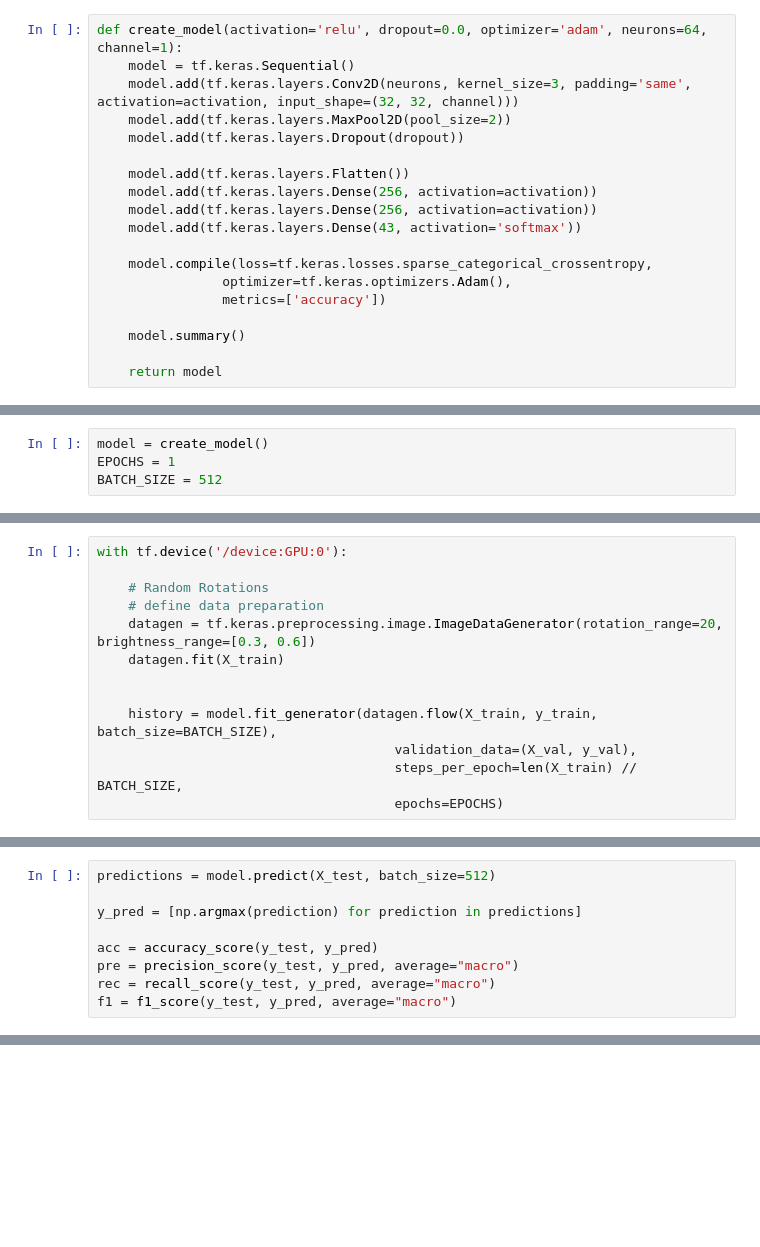
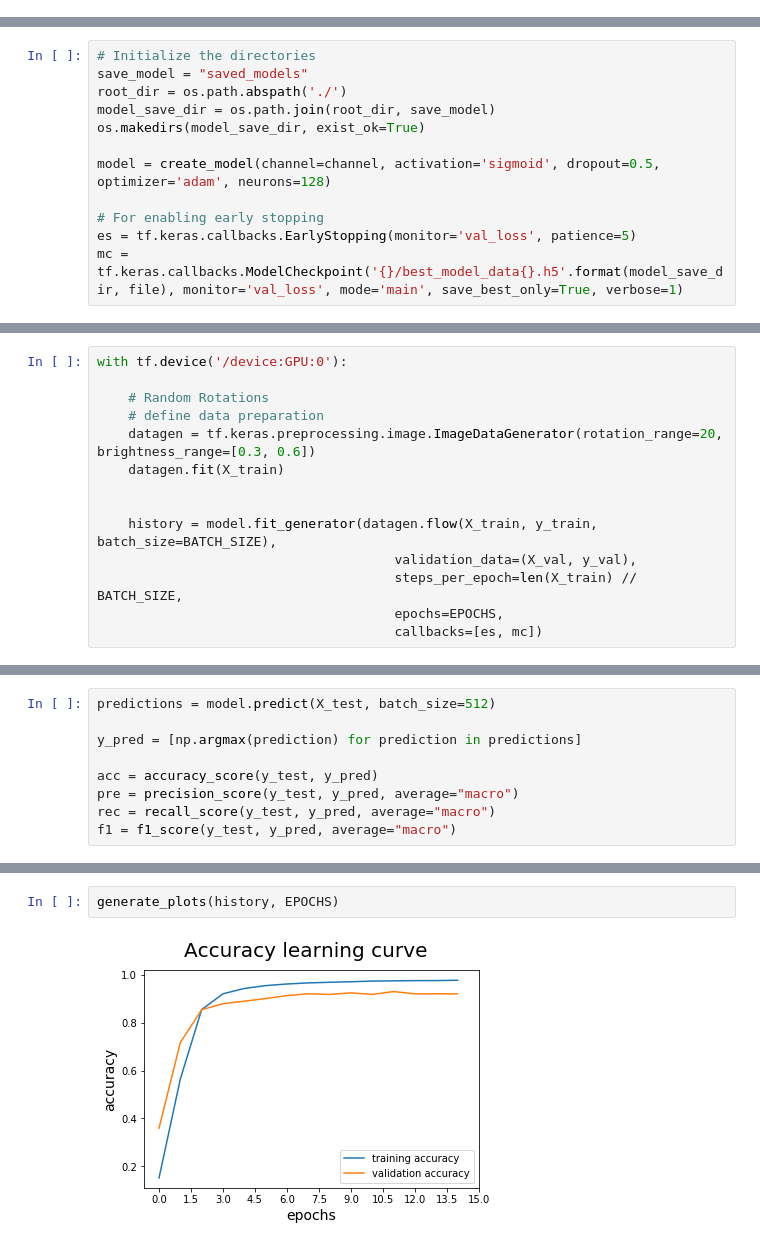
Before and after one commit to raveenaaa/TrafficSignCNN, a Jupyter notebook: step 7/rotation.ipynb, the cells around one changed output, grey strips where cells are left out. Saved outputs shown, nothing was run; the diff lists cells and outputs as text; blank space fills up the shorter version.

Commit message:
data0 for step 7

```diff
--- a/step 7/rotation.ipynb
+++ b/step 7/rotation.ipynb
@@ -44,19 +135,0 @@ x_test: (12630, 32, 32, 1)
-# %%
-def create_model(activation='relu', dropout=0.0, optimizer='adam', neurons=64, channel=1):
-    model = tf.keras.Sequential()
-    model.add(tf.keras.layers.Conv2D(neurons, kernel_size=3, padding='same', activation=activation, input_shape=(32, 32, channel)))
-    model.add(tf.keras.layers.MaxPool2D(pool_size=2))
-    model.add(tf.keras.layers.Dropout(dropout))
-
-    model.add(tf.keras.layers.Flatten())
-    model.add(tf.keras.layers.Dense(256, activation=activation))
-    model.add(tf.keras.layers.Dense(256, activation=activation))
-    model.add(tf.keras.layers.Dense(43, activation='softmax'))
-
-    model.compile(loss=tf.keras.losses.sparse_categorical_crossentropy,
-                optimizer=tf.keras.optimizers.Adam(),
-                metrics=['accuracy'])
-
-    model.summary()
-
-    return model
@@ -96,4 +135,0 @@ def create_model2(image_shape=(32, 32, 3)):
-# %%
-model = create_model()
-EPOCHS = 1
-BATCH_SIZE = 512
@@ -117,0 +136,12 @@ _________________________________________________________________
+# %%
+# Initialize the directories
+save_model = "saved_models"
+root_dir = os.path.abspath('./')
+model_save_dir = os.path.join(root_dir, save_model)
+os.makedirs(model_save_dir, exist_ok=True)
+
+model = create_model(channel=channel, activation='sigmoid', dropout=0.5, optimizer='adam', neurons=128)
+
+# For enabling early stopping
+es = tf.keras.callbacks.EarlyStopping(monitor='val_loss', patience=5)
+mc = tf.keras.callbacks.ModelCheckpoint('{}/best_model_data{}.h5'.format(model_save_dir, file), monitor='val_loss', mode='main', save_best_only=True, verbose=1)
@@ -127,5 +175,6 @@ with tf.device('/device:GPU:0'):
     history = model.fit_generator(datagen.flow(X_train, y_train, batch_size=BATCH_SIZE),
                                       validation_data=(X_val, y_val),
                                       steps_per_epoch=len(X_train) // BATCH_SIZE,
-                                      epochs=EPOCHS)
+                                      epochs=EPOCHS,
+                                      callbacks=[es, mc])
 # %% [output]
@@ -145,0 +211,4 @@ print(acc, pre, rec, f1)
+# %%
+generate_plots(history, EPOCHS)
+# %% [output]
+[figure, added]
```
Also changed, not shown: parts of 14 cells of this notebook, 3 other files.
